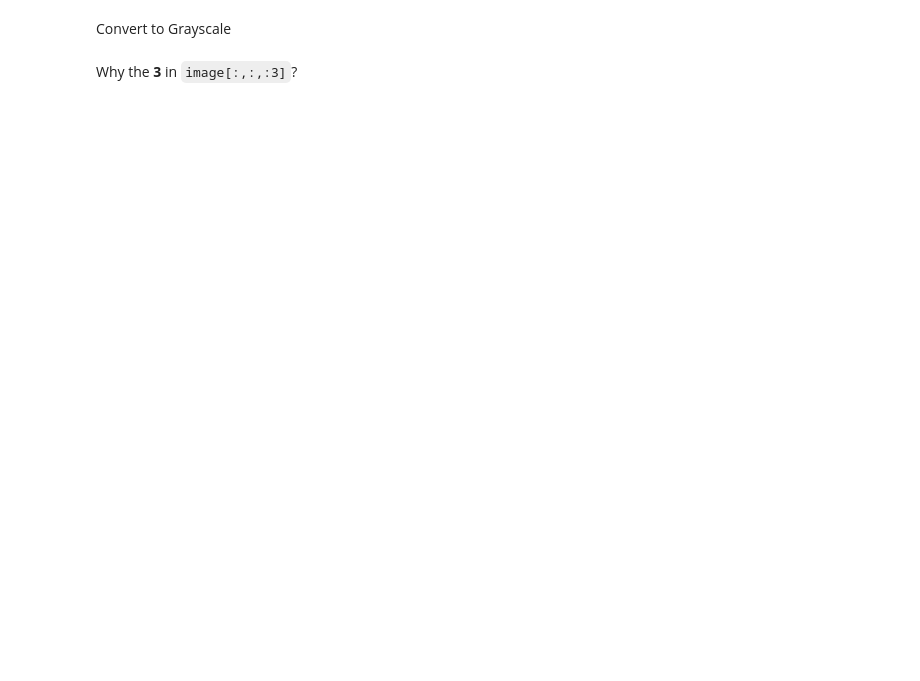
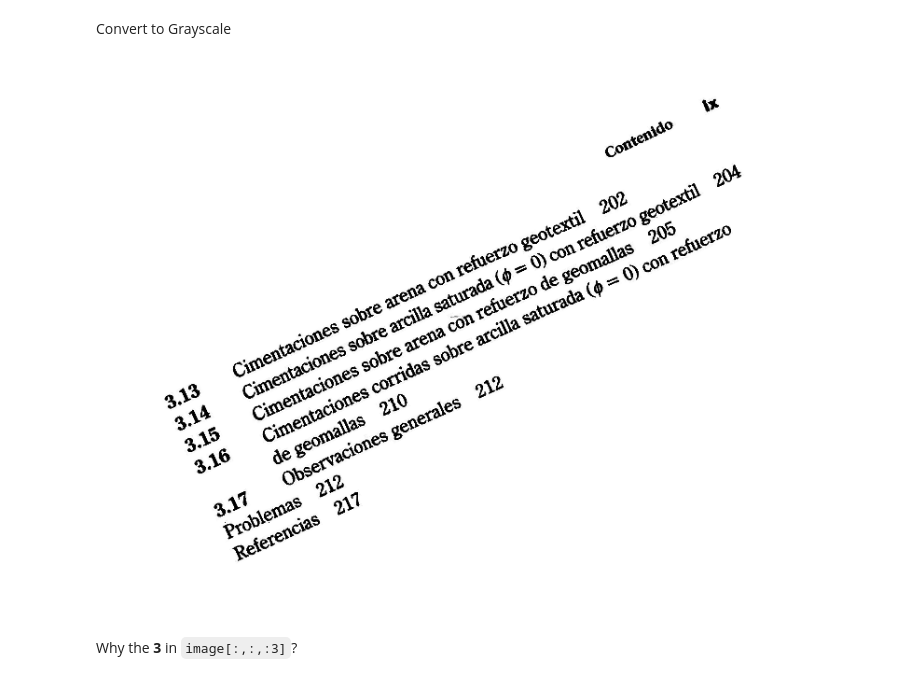
Before and after one commit to sarthak395/CVIT-Summer-Workshop, a Jupyter notebook: day2/session1/task1/Copy_of_CVIT_Orientation_Day_2_Task_1.ipynb, the cells around one changed output. Saved outputs shown, nothing was run; the diff lists cells and outputs as text; code cells hidden in the pictures; blank space fills up the shorter version.

```diff
--- a/day2/session1/task1/Copy_of_CVIT_Orientation_Day_2_Task_1.ipynb
+++ b/day2/session1/task1/Copy_of_CVIT_Orientation_Day_2_Task_1.ipynb
@@ -43,8 +59,13 @@ cv2_imshow(image)
 # %% [markdown]
 Convert to Grayscale
 # %%
-gray = rgb2gray(image[:,:,:3])
+if(len(image.shape) > 2):
+  gray = rgb2gray(image[:,:,3])
+else:
+  gray = image
 cv2_imshow(gray)
+# %% [output]
+[figure, added]
 # %% [markdown]
 Why the **3** in `image[:,:,:3]`?
 # %%
```
Also changed, not shown: parts of 13 cells of this notebook.
